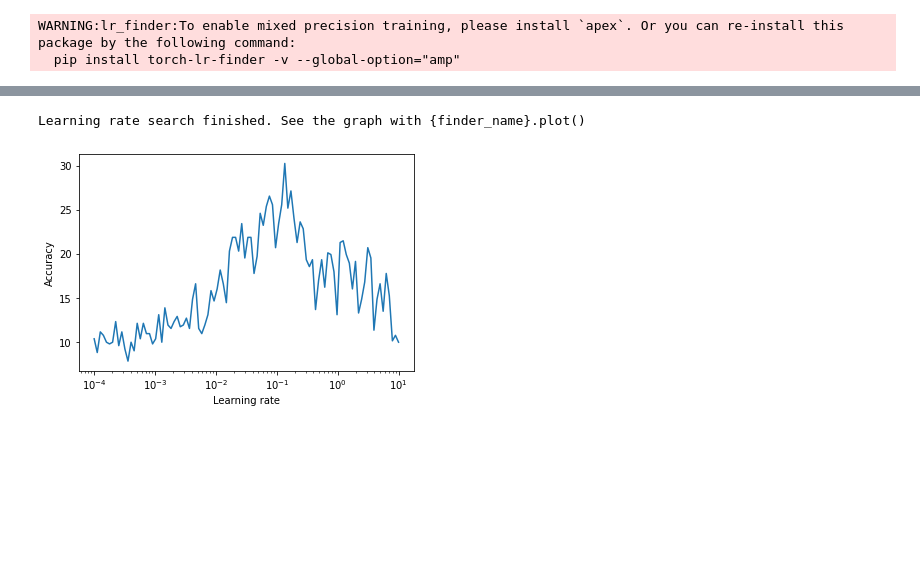
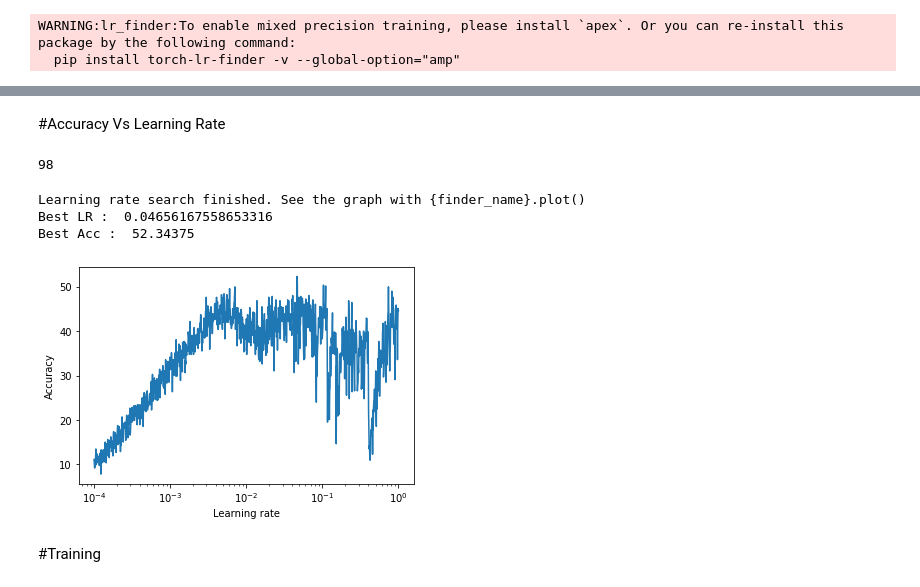
Before and after one commit to santhiya-v/EVA, a Jupyter notebook: S11/CIFAR_Resnet18_S11.ipynb, the cells around one changed output, grey strips where cells are left out. Drawn from its saved outputs; the diff is of its cells as text; code cells hidden in the pictures; blank space fills up the shorter version.

```diff
--- a/S11/CIFAR_Resnet18_S11.ipynb
+++ b/S11/CIFAR_Resnet18_S11.ipynb
@@ -103,11 +115,29 @@ Best Loss :  2.2741501078804585
+# %% [markdown]
+#Accuracy Vs Learning Rate
+# %%
+print(len(trainloader))
+# %% [output]
+98
 # %%
-optimizer = optim.SGD(model.parameters(), lr=1e-4, weight_decay=1e-2)
+criterion = nn.CrossEntropyLoss()
+optimizer = optim.SGD(model.parameters(), lr=0.0001, weight_decay=1e-4)
+
+epoch = 10
+stepsPerEpoch = len(trainloader)
+iterations = epoch * stepsPerEpoch
+
 lr_finder = LRFinder(model, optimizer, criterion, device=device)
-lr_finder.range_test(trainloader, end_lr=10, num_iter=100, step_mode='exp', accuracy=True)
+lr_finder.range_test(trainloader, start_lr=0.0001, end_lr=1, num_iter=iterations, accuracy=True)
+print('Best LR : ', lr_finder.history['lr'][lr_finder.history['accuracy'].index(lr_finder.best_acc)])
+print('Best Acc : ',lr_finder.best_acc)
 lr_finder.plot_acc()
 lr_finder.reset()
 # %% [output]
 Learning rate search finished. See the graph with {finder_name}.plot()
+Best LR :  0.04656167558653316
+Best Acc :  52.34375
-[figure, old version]
+[figure, new version]
+# %% [markdown]
+#Training
 # %%
 from torch.optim.lr_scheduler import OneCycleLR
```
Also changed, not shown: parts of 18 cells of this notebook, 4 other files.
